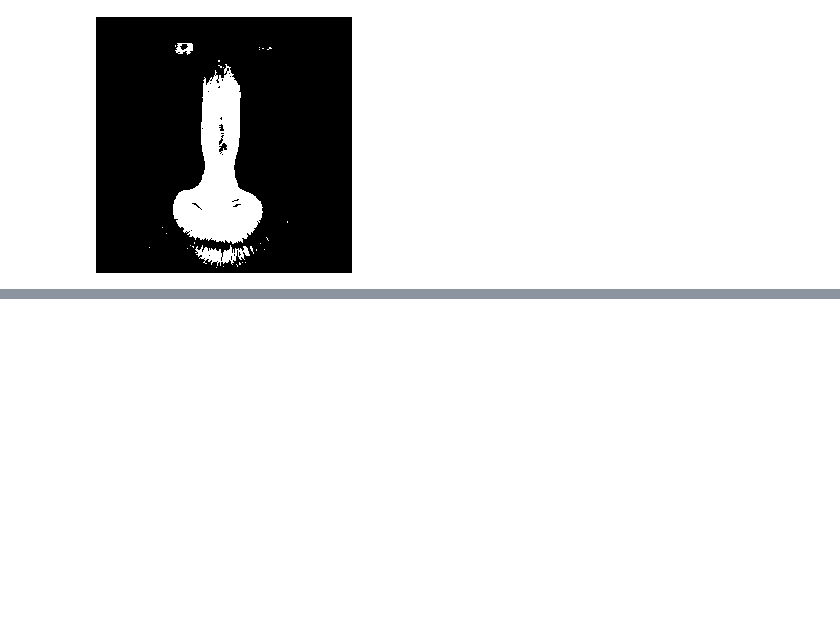
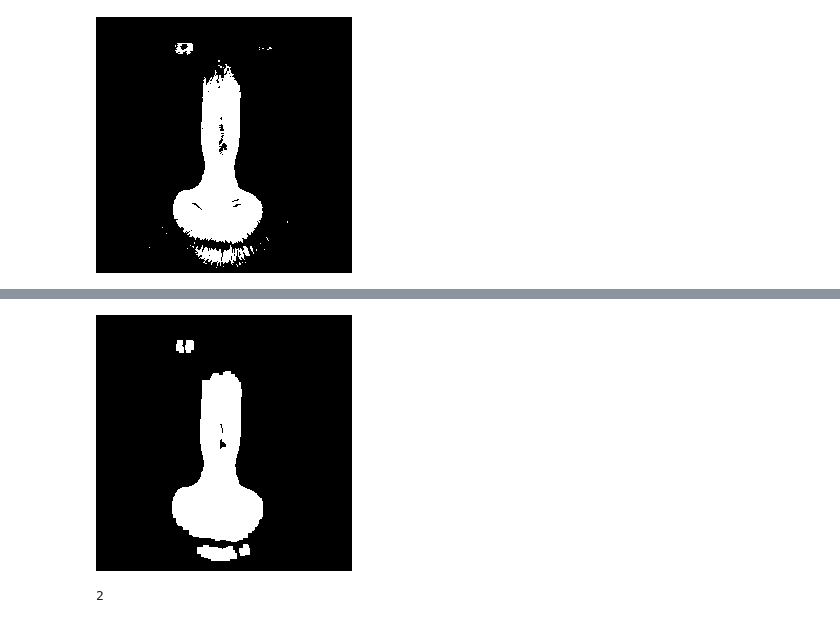
Before and after one commit to noxowl/KU15627-Computer-Vision, a Jupyter notebook: 01_basic_image_processing.ipynb, the cells around one changed output, grey strips where cells are left out. Drawn from its saved outputs; the diff is of its cells as text; code cells hidden in the pictures; blank space fills up the shorter version.

Commit message:
add contour extraction example

```diff
--- a/01_basic_image_processing.ipynb
+++ b/01_basic_image_processing.ipynb
@@ -218,0 +256,39 @@ opencv_imshow(img_lab_a_bin.clone().to_owned())
+# %%
+let mut img_erode2: Mat = Default::default();
+opencv::imgproc::erode(
+    &img_dilate,
+    &mut img_erode2,
+    &Mat::ones(3, 3, opencv::core::CV_8UC1)?.to_mat()?,
+    opencv::core::Point::new(-1, -1),
+    2, 0, Default::default());
+
+let mut img_dilate2: Mat = Default::default();
+opencv::imgproc::dilate(
+    &img_erode,
+    &mut img_dilate2,
+    &Mat::ones(3, 3, opencv::core::CV_8UC1)?.to_mat()?,
+    opencv::core::Point::new(-1, -1),
+    2, 0, Default::default()
+);
+opencv_imshow(img_dilate2.clone().to_owned());
+# %% [output]
+[figure, added]
+# %%
+let mut contours: opencv::core::Vector<opencv::core::Vector<opencv::core::Point>> = Default::default();
+opencv::imgproc::find_contours(
+    &mut img_dilate2,
+    &mut contours,
+    opencv::imgproc::RETR_TREE,
+    opencv::imgproc::CHAIN_APPROX_SIMPLE,
+    Default::default()
+);
+
+let mut contours_area_vector: Vec<f64> = Default::default();
+for contour in &contours {
+    contours_area_vector.push(opencv::imgproc::contour_area(&contour, false)?);
+}
+let contours_area_dvector: na::DVector<f64> = na::DVector::from_vec(contours_area_vector);
+let max_index = contours_area_dvector.argmax().0 as i32;
+println!("{:?}", &max_index);
+# %% [output]
+2
```
Also changed, not shown: parts of 5 cells of this notebook.
